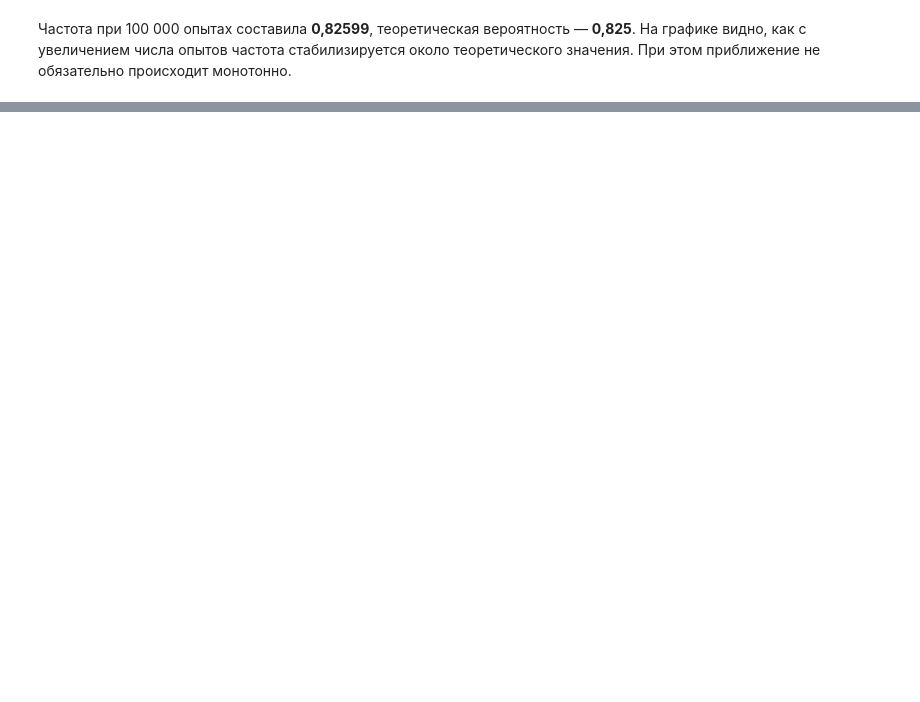
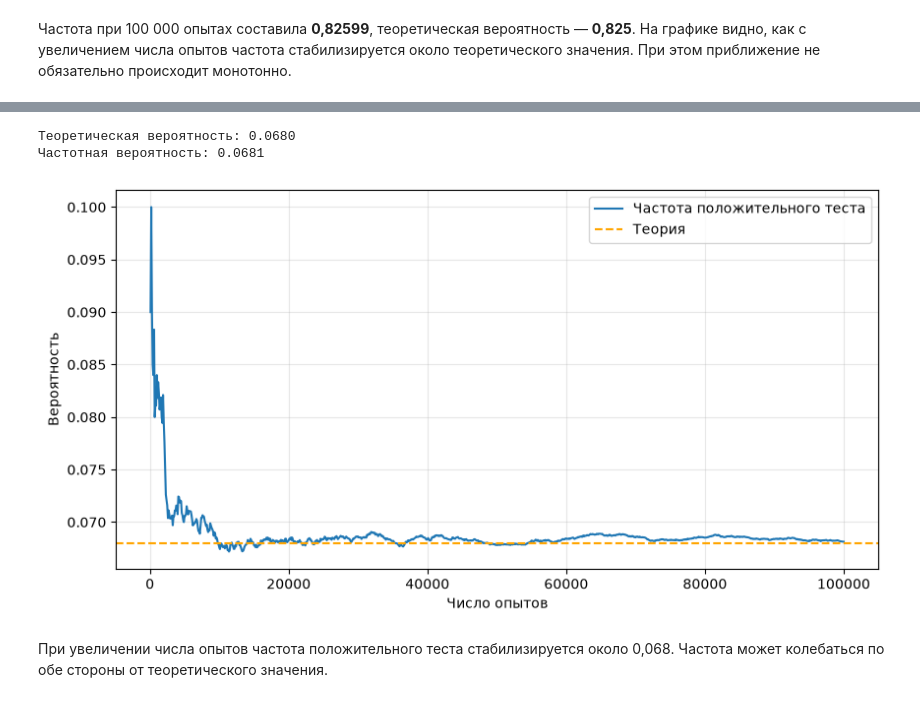
Before and after one commit to artem93plf/probability-theory-for-ai-systems, a Jupyter notebook: homework.ipynb, the cells around one changed output, grey strips where cells are left out. Cells and saved outputs as stored; diff of their text form; code cells hidden in the pictures; blank space fills up the shorter version.

```diff
--- a/homework.ipynb
+++ b/homework.ipynb
@@ -263,0 +395,34 @@ plt.show()
+# %%
+import numpy as np
+import matplotlib.pyplot as plt
+
+# Первые 200 человек больны; положительный тест у 190 больных и 490 здоровых
+sick_population = np.arange(10_000) < 200
+positive_population = np.zeros(10_000, dtype=bool)
+positive_population[:190] = True
+positive_population[200:690] = True
+
+rng = np.random.default_rng(17)
+n_trials = 100_000
+people = rng.integers(0, 10_000, n_trials)
+sick = sick_population[people]
+positive = positive_population[people]
+frequency = np.cumsum(positive) / np.arange(1, n_trials + 1)
+p_theory = 680 / 10_000
+
+print(f'Теоретическая вероятность: {p_theory:.4f}')
+print(f'Частотная вероятность: {positive.mean():.4f}')
+plt.figure(figsize=(10, 5))
+plt.plot(np.arange(100, n_trials + 1, 100), frequency[99::100], label='Частота положительного теста')
+plt.axhline(p_theory, color='orange', linestyle='--', label='Теория')
+plt.xlabel('Число опытов')
+plt.ylabel('Вероятность')
+plt.grid(alpha=0.3)
+plt.legend()
+plt.show()
+# %% [output]
+Теоретическая вероятность: 0.0680
+Частотная вероятность: 0.0681
+[figure, added]
+# %% [markdown]
+При увеличении числа опытов частота положительного теста стабилизируется около 0,068. Частота может колебаться по обе стороны от теоретического значения.
```
Also changed, not shown: parts of 26 cells of this notebook.
